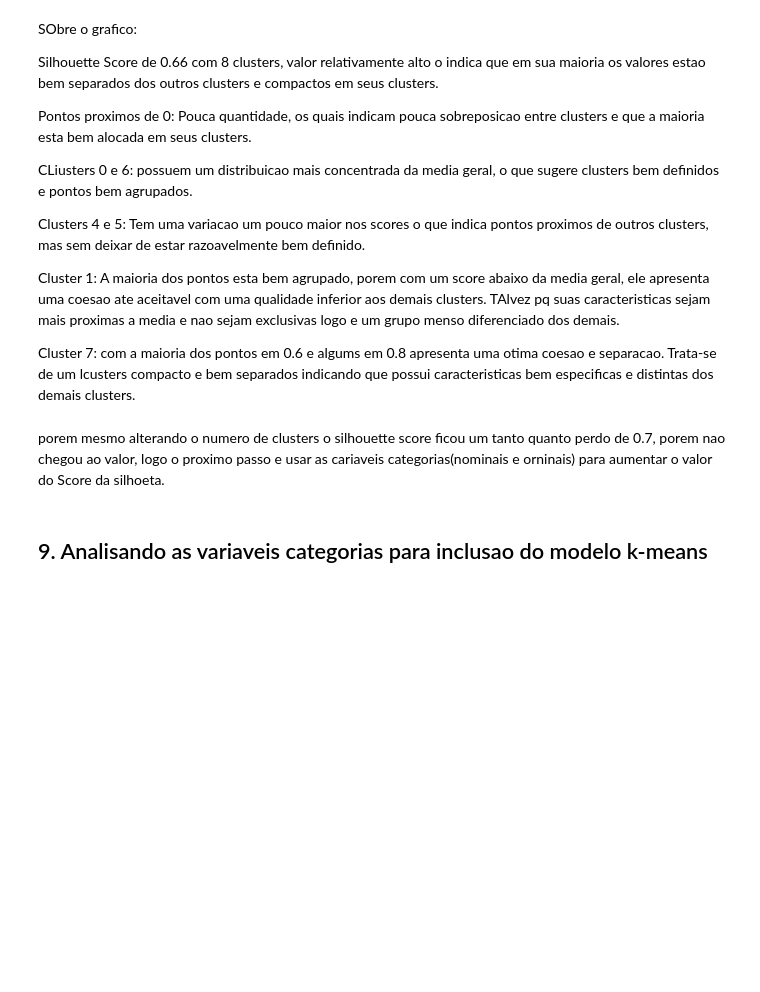
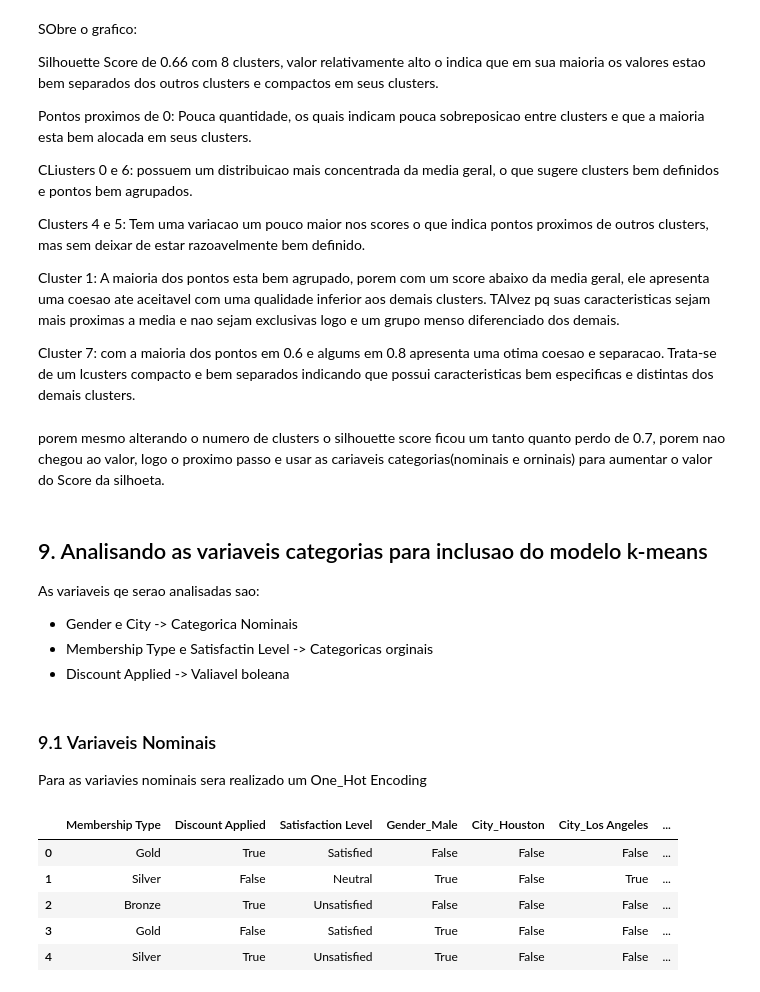
Before and after one commit to HammadN98/Segmentacao_de_Clientes_para_E-commerce, a Jupyter notebook: notebooks/E_commerce_behavior.ipynb, the cells around one changed output. Cells and saved outputs as stored; diff of their text form; code cells hidden in the pictures; blank space fills up the shorter version.

Commit message:
one-hot enconding categorias nominais

```diff
--- a/notebooks/E_commerce_behavior.ipynb
+++ b/notebooks/E_commerce_behavior.ipynb
@@ -396,3 +396,26 @@ Cluster 7: com a maioria dos pontos em 0.6 e algums em 0.8 apresenta uma otima c
 porem mesmo alterando o numero de clusters o silhouette score ficou um tanto quanto perdo de 0.7, porem nao chegou ao valor, logo o proximo passo e usar as cariaveis categorias(nominais e orninais) para aumentar o valor do Score da silhoeta.
 # %% [markdown]
 ## 9. Analisando as variaveis categorias para inclusao do modelo k-means
+
+As variaveis qe serao analisadas sao:
+ * Gender e City -> Categorica Nominais
+ * Membership Type e Satisfactin Level -> Categoricas orginais
+ * Discount Applied -> Valiavel boleana
+# %% [markdown]
+### 9.1 Variaveis Nominais
+
+Para as variavies nominais sera realizado um One_Hot Encoding
+# %%
+dados = dados.drop(columns='Cluster')
+# %%
+dados_categoricos = dados.drop(columns=num_columns)
+dados_categoricos = pd.get_dummies(dados_categoricos, columns=['Gender', 'City'], drop_first=True)
+# %%
+dados_categoricos.head()
+# %% [output]
+|  | Membership Type | Discount Applied | Satisfaction Level | Gender_Male | City_Houston | City_Los Angeles | ... |
+| 0 | Gold | True | Satisfied | False | False | False | ... |
+| 1 | Silver | False | Neutral | True | False | True | ... |
+| 2 | Bronze | True | Unsatisfied | False | False | False | ... |
+| 3 | Gold | False | Satisfied | True | False | False | ... |
+| 4 | Silver | True | Unsatisfied | True | False | False | ... |
```
